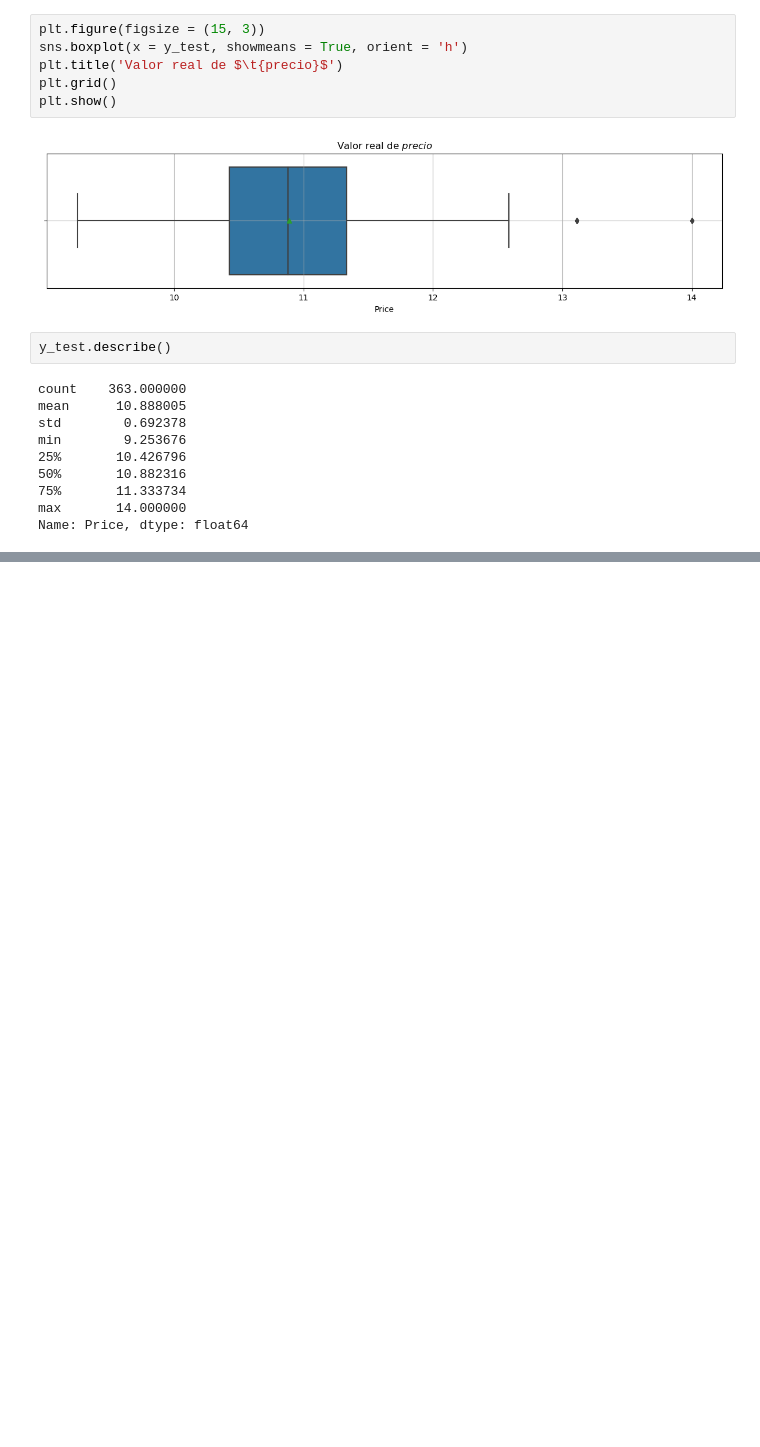
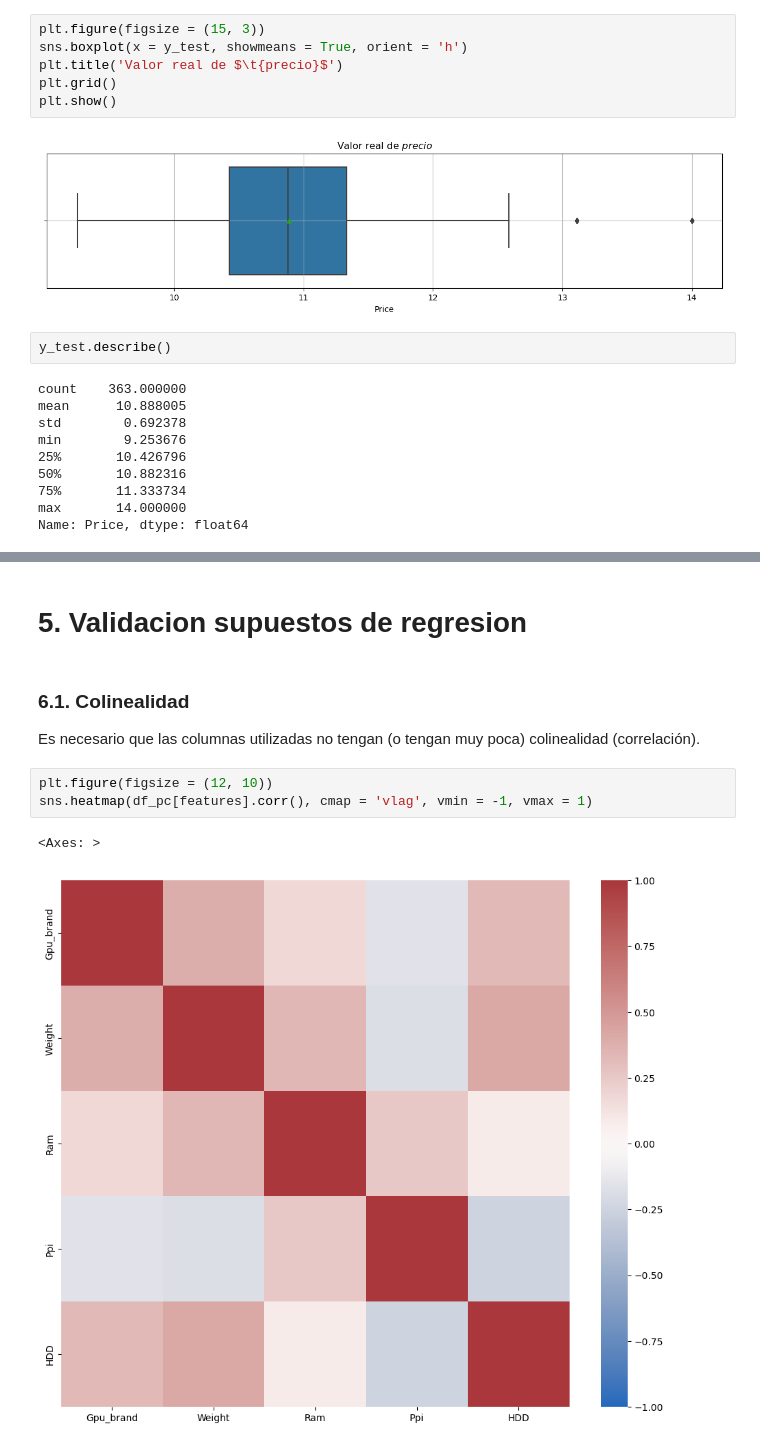
Before and after one commit to jf-garciam1/Lab-BI, a Jupyter notebook: Lab2/Lab2.ipynb, the cells around one changed output, grey strips where cells are left out. Cells and saved outputs as stored; diff of their text form; blank space fills up the shorter version.

```diff
--- a/Lab2/Lab2.ipynb
+++ b/Lab2/Lab2.ipynb
@@ -649,0 +670,11 @@ Name: Price, dtype: float64
+# %% [markdown]
+# 5. Validacion supuestos de regresion
+# %% [markdown]
+### 6.1. Colinealidad
+Es necesario que las columnas utilizadas no tengan (o tengan muy poca) colinealidad (correlación).
+# %%
+plt.figure(figsize = (12, 10))
+sns.heatmap(df_pc[features].corr(), cmap = 'vlag', vmin = -1, vmax = 1)
+# %% [output]
+<Axes: >
+[figure, added]
```
Also changed, not shown: parts of 12 cells of this notebook.
